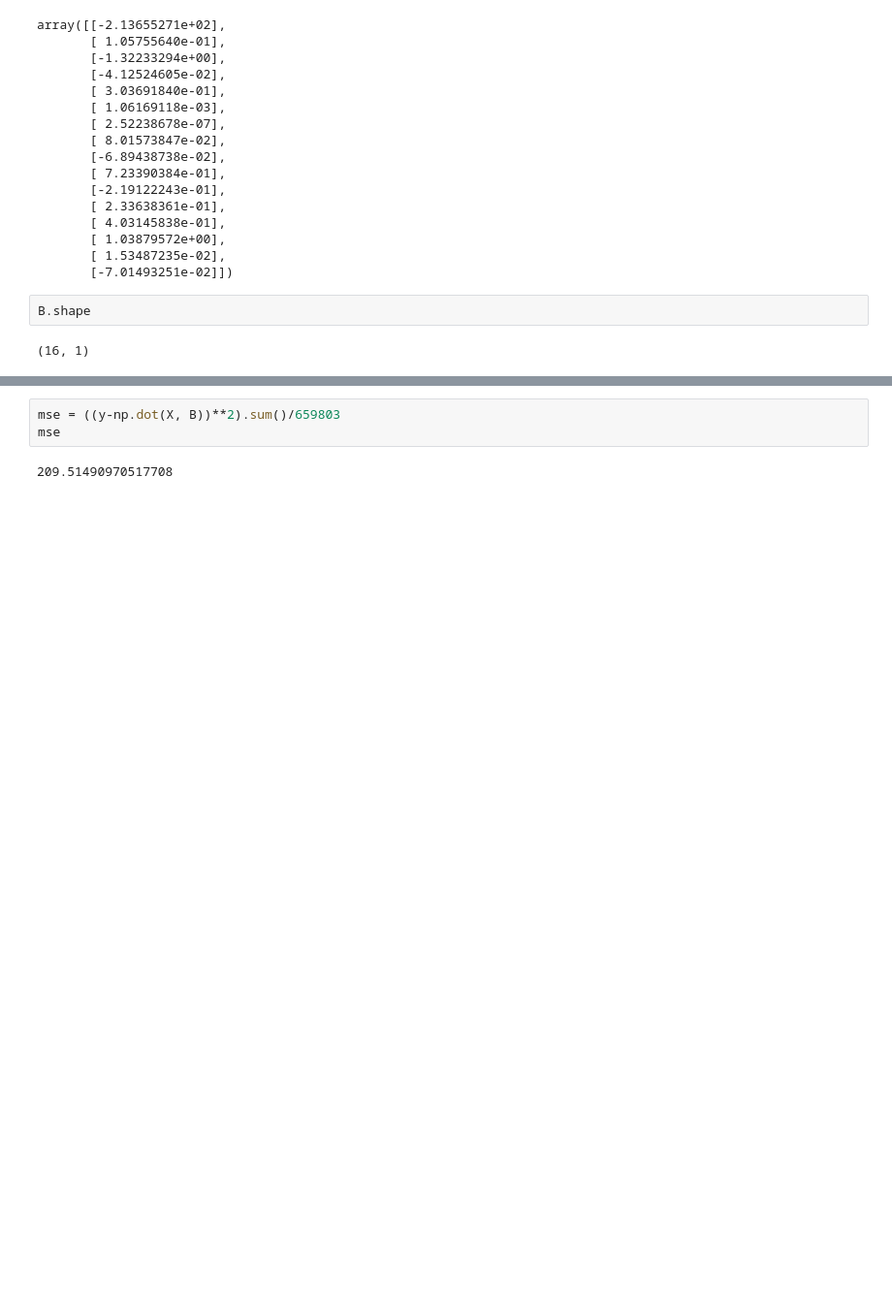
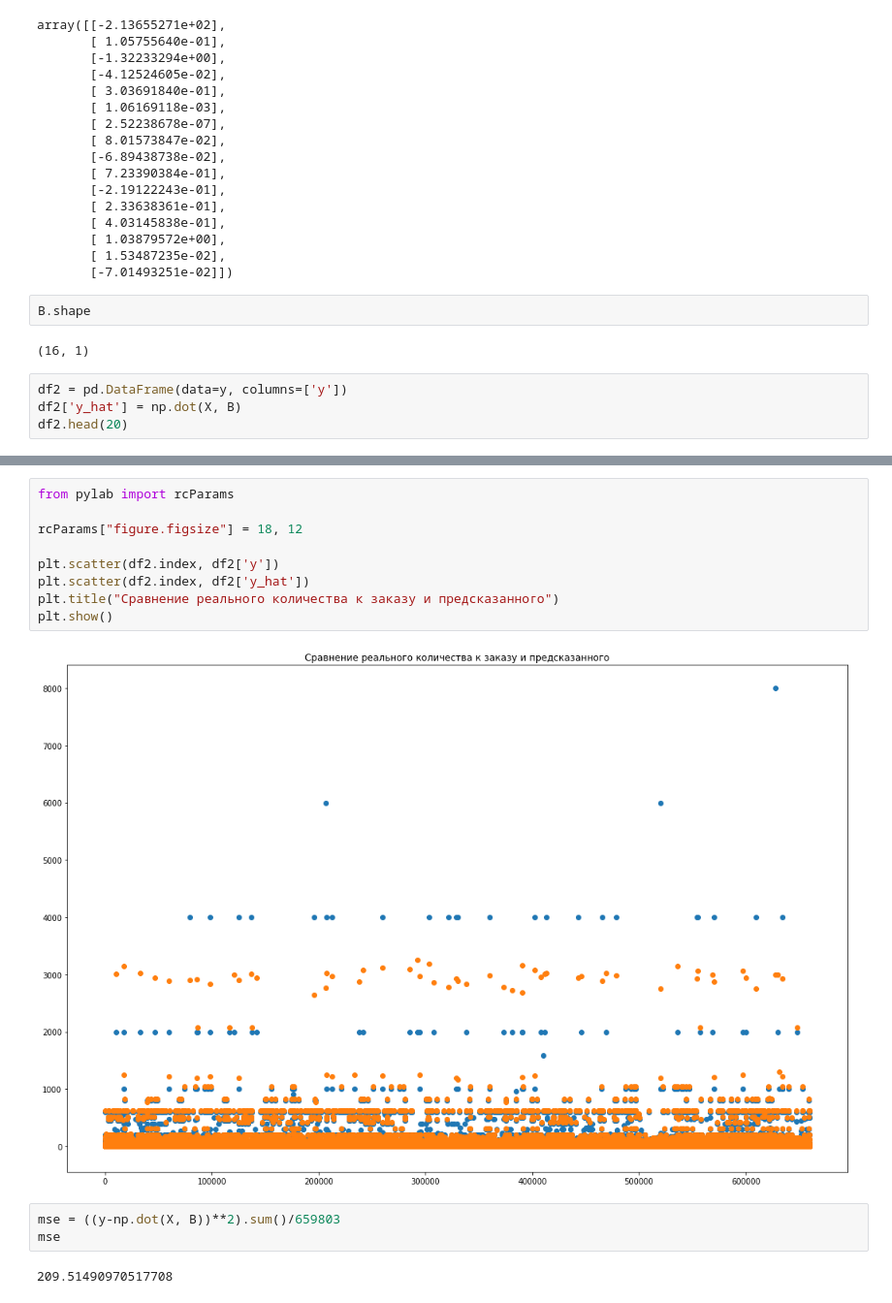
Before and after one commit to gulchitai/terver, a Jupyter notebook: Lesson8/course_project.ipynb, the cells around one changed output, grey strips where cells are left out. Shown: that part at 97% size. Drawn from its saved outputs; the diff is of its cells as text; blank space fills up the shorter version.

```diff
--- a/Lesson8/course_project.ipynb
+++ b/Lesson8/course_project.ipynb
@@ -158,3 +158,7 @@ array([[-2.13655271e+02],
 B.shape
 # %% [output]
 (16, 1)
+# %%
+df2 = pd.DataFrame(data=y, columns=['y'])
+df2['y_hat'] = np.dot(X, B)
+df2.head(20)
@@ -161,3 +183,14 @@ B.shape
+# %%
+from pylab import rcParams
+
+rcParams["figure.figsize"] = 18, 12
+
+plt.scatter(df2.index, df2['y'])
+plt.scatter(df2.index, df2['y_hat'])
+plt.title("Сравнение реального количества к заказу и предсказанного")
+plt.show()
+# %% [output]
+[figure, added]
 # %%
 mse = ((y-np.dot(X, B))**2).sum()/659803
 mse
```
Also changed, not shown: parts of 1 cell of this notebook.
